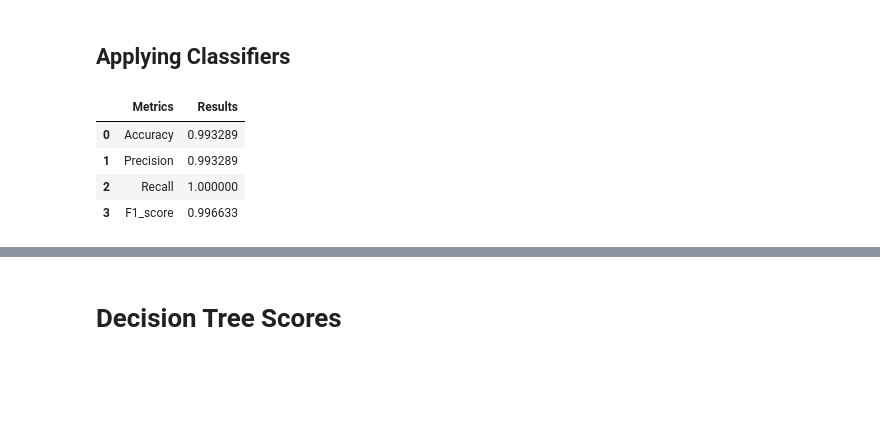
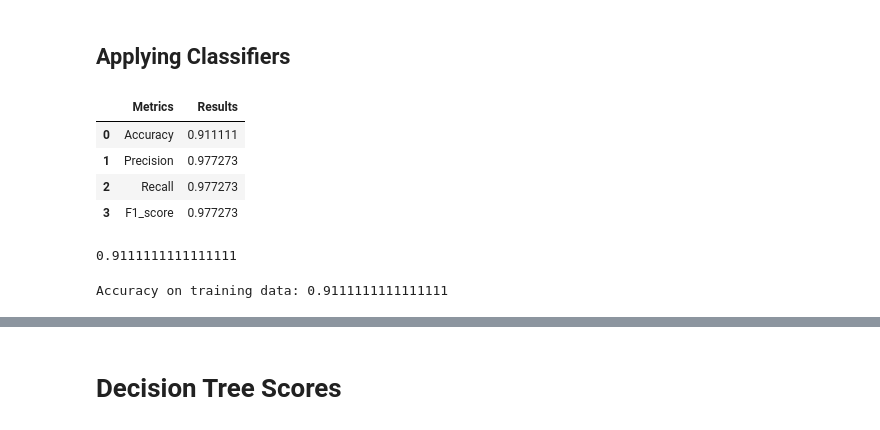
Before and after one commit to Rahul-tech-hub/CreditCardFraudDtetction, a Jupyter notebook: Copy_of_CreditCard.ipynb, the cells around one changed output, grey strips where cells are left out. Cells and saved outputs as stored; diff of their text form; code cells hidden in the pictures; blank space fills up the shorter version.

```diff
--- a/Copy_of_CreditCard.ipynb
+++ b/Copy_of_CreditCard.ipynb
@@ -420,18 +423,27 @@ gradient_boosting.fit(train_x,train_Y)
 Y_prediction_gb = gradient_boosting.predict(test_x)
 # %%
 # Printing Evaluation Metrics for Random Forest
-metrics = [['Accuracy',(accuracy_score(test_Y, Y_predictions_rf))],
+metrics_rf = [['Accuracy',(accuracy_score(test_Y, Y_predictions_dt))],
                          ['Precision',precision_score(test_Y, Y_predictions_rf)],
                          ['Recall', recall_score(test_Y, Y_predictions_rf)],
                          ['F1_score',f1_score(test_Y, Y_predictions_rf)]]
-metrics_df = pd.DataFrame(metrics, columns = ['Metrics', 'Results'])
+metrics_df = pd.DataFrame(metrics_rf, columns = ['Metrics', 'Results'])
 metrics_df
 # %% [output]
 |  | Metrics | Results |
-| 0 | Accuracy | 0.993289 |
-| 1 | Precision | 0.993289 |
-| 2 | Recall | 1.000000 |
-| 3 | F1_score | 0.996633 |
+| 0 | Accuracy | 0.911111 |
+| 1 | Precision | 0.977273 |
+| 2 | Recall | 0.977273 |
+| 3 | F1_score | 0.977273 |
+# %%
+metrics_rf = (accuracy_score(test_Y, Y_predictions_dt))
+metrics_rf
+# %% [output]
+0.9111111111111111
+# %%
+print('Accuracy on training data:' , metrics_rf)
+# %% [output]
+Accuracy on training data: 0.9111111111111111
 # %%
 # Confusion Matrix for Random Forest
 confusion_matrix_rf = confusion_matrix(test_Y, Y_predictions_rf)
```
Also changed, not shown: parts of 51 cells of this notebook.
